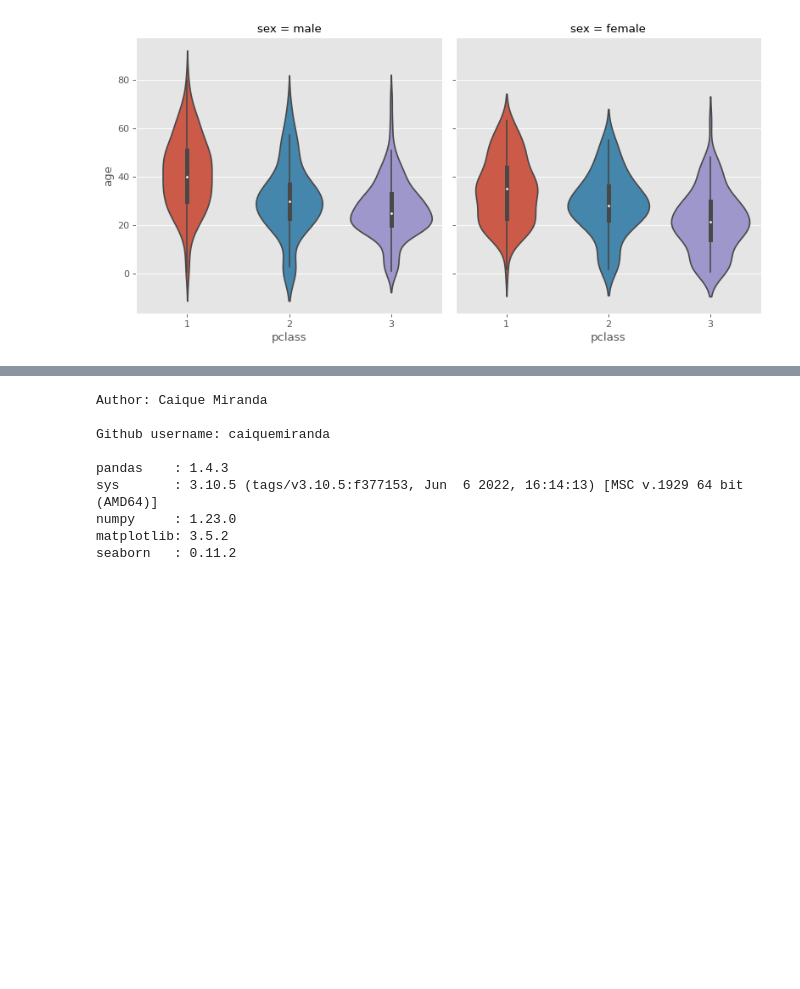
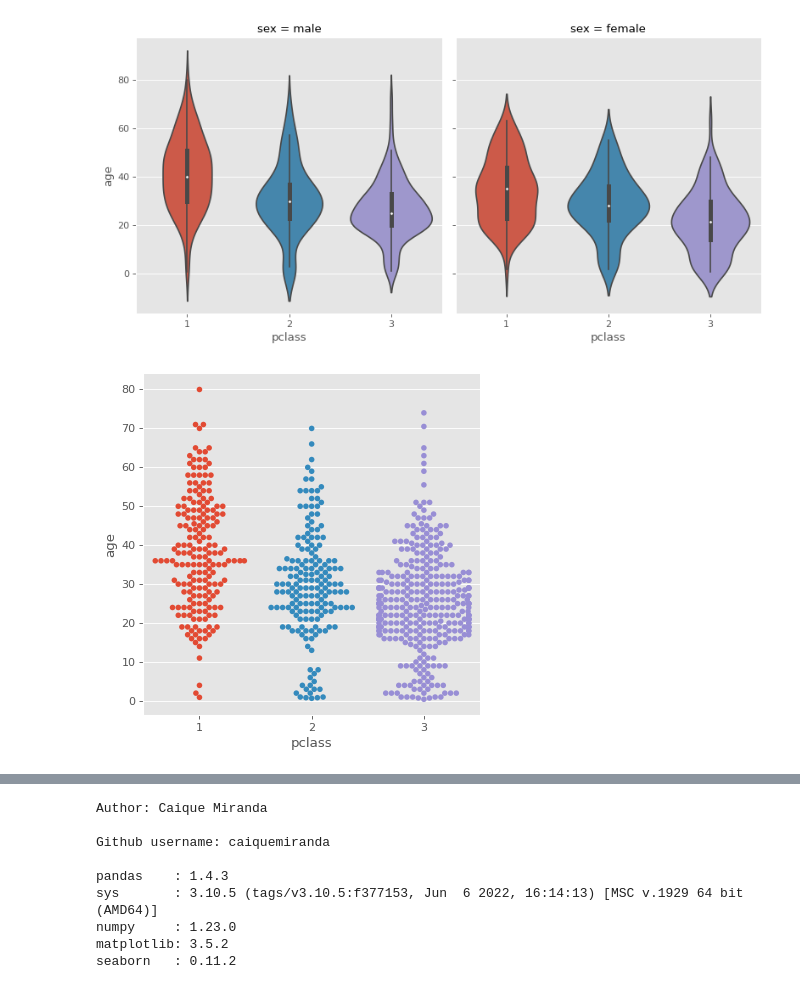
Before and after one commit to caiquemiranda/data-visualization-python, a Jupyter notebook: 10-analysis-visualization-titanic-dataset.ipynb, the cells around one changed output, grey strips where cells are left out. Cells and saved outputs as stored; diff of their text form; code cells hidden in the pictures; blank space fills up the shorter version.

```diff
--- a/10-analysis-visualization-titanic-dataset.ipynb
+++ b/10-analysis-visualization-titanic-dataset.ipynb
@@ -461,3 +461,10 @@ sns.catplot(x= 'pclass',
             split= True);
 # %% [output]
 [figure]
+# %%
+sns.catplot(x= 'pclass',
+            y= 'age',
+            data= titanic,
+            kind= 'swarm');
+# %% [output]
+[figure, added]
```
Also changed, not shown: parts of 6 cells of this notebook.
